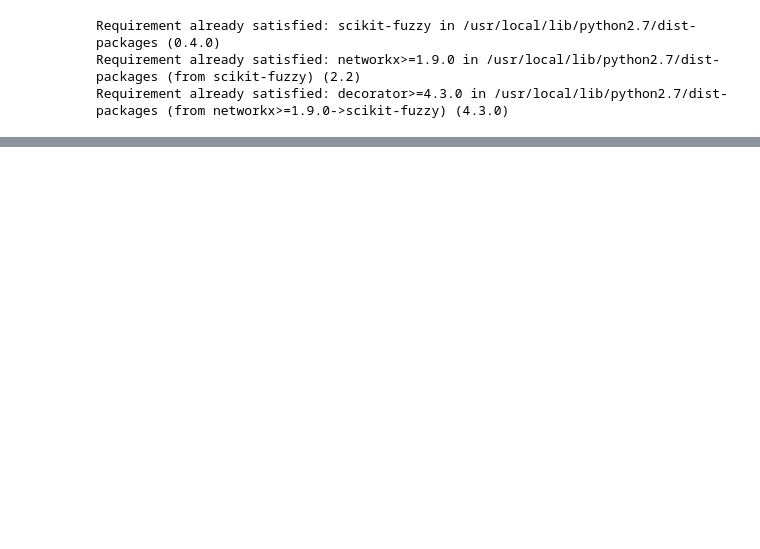
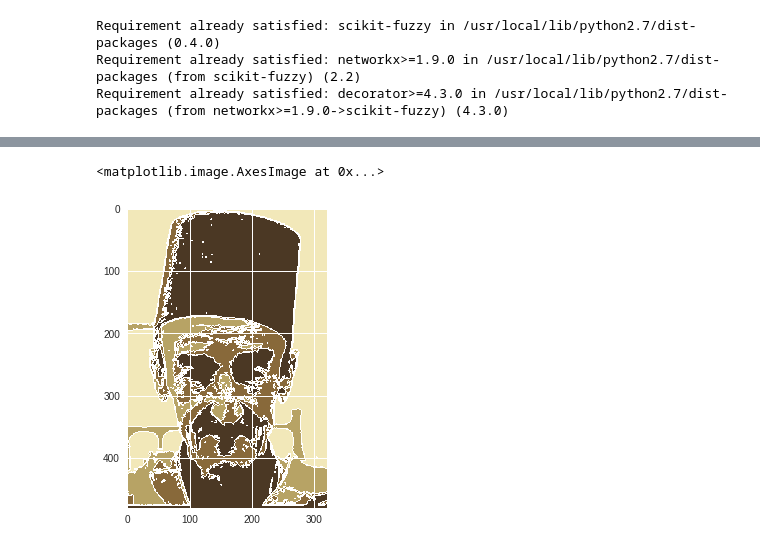
Before and after one commit to anr007/Image-Segmentation, a Jupyter notebook: Color_Quantization.ipynb, the cells around one changed output, grey strips where cells are left out. Saved outputs shown, nothing was run; the diff lists cells and outputs as text; code cells hidden in the pictures; blank space fills up the shorter version.

```diff
--- a/Color_Quantization.ipynb
+++ b/Color_Quantization.ipynb
@@ -172,6 +173,11 @@ def segmented_image_portions(original_image, centers, labels):
         seg_portions[cluster_no][i, :] = centers[cluster_no]
 
     return seg_portions
+
+def mark_bounds(seg_image,labels,color=(1, 1, 0), mode='outer'):
+    labels = labels.reshape((seg_image.shape[0],seg_image.shape[1]))
+    seg_image = mark_boundaries(seg_image, labels,color=color, mode=mode)
+    return seg_image
 # %%
 def kmeans_seg(image_url, cluster_count, init_centers):
 
@@ -480,0 +497,5 @@ from skimage.segmentation import mark_boundaries
+# %%
+plt.imshow(mark_bounds(fcm_seg_image,fcm_labels,color=(1,1,1),mode ='thick'))
+# %% [output]
+<matplotlib.image.AxesImage at 0x...>
+[figure, added]
```
Also changed, not shown: parts of 8 cells of this notebook.
